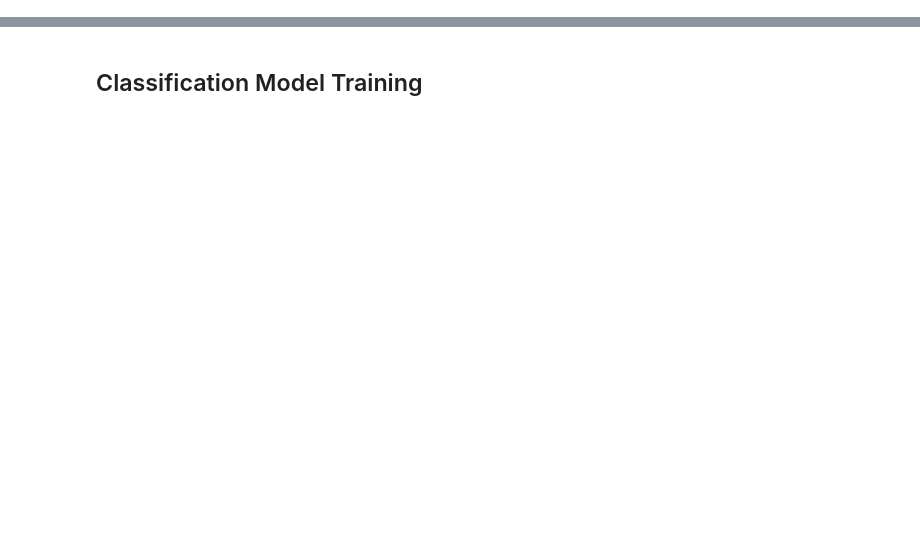
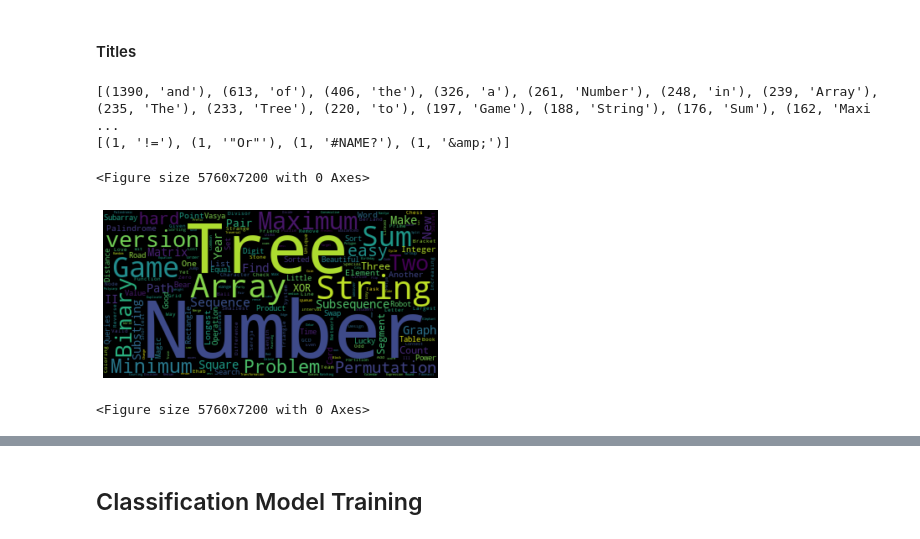
Before and after one commit to VinnieKhanna/RCTCI, a Jupyter notebook: Recracking_the_Coding_Interview.ipynb, the cells around one changed output, grey strips where cells are left out. Drawn from its saved outputs; the diff is of its cells as text; code cells hidden in the pictures; blank space fills up the shorter version.

```diff
--- a/Recracking_the_Coding_Interview.ipynb
+++ b/Recracking_the_Coding_Interview.ipynb
@@ -41,0 +193,33 @@ data.iloc[0]
+# %% [markdown]
+#### Titles
+# %%
+bow = {}
+for i in range(len(df_combined)):
+  for word in df_combined.iloc[i]['title'].split(' '):
+    if word not in bow:
+      bow[word] = 1
+    else:
+      bow[word]+=1
+# %%
+freq = []
+for i in bow:
+  hq.heappush(freq, (bow[i], i))
+
+print(hq.nlargest(20, freq))
+print(hq.nsmallest(4, freq))
+# %% [output]
+[(1390, 'and'), (613, 'of'), (406, 'the'), (326, 'a'), (261, 'Number'), (248, 'in'), (239, 'Array'), (235, 'The'), (233, 'Tree'), (220, 'to'), (197, 'Game'), (188, 'String'), (176, 'Sum'), (162, 'Maxi ...
+[(1, '!='), (1, '"Or"'), (1, '#NAME?'), (1, '&amp;')]
+# %%
+text = ''
+for i in bow:
+  for j in range(bow[i]):
+    text+=(" " + i)
+word_cloud = WordCloud(collocations=False).generate(text)
+plt.imshow(word_cloud, interpolation="bilinear")
+plt.axis("off")
+plt.figure(figsize=[80,100])
+# %% [output]
+<Figure size 5760x7200 with 0 Axes>
+[figure, added]
+<Figure size 5760x7200 with 0 Axes>
```
Also changed, not shown: parts of 75 cells of this notebook.
